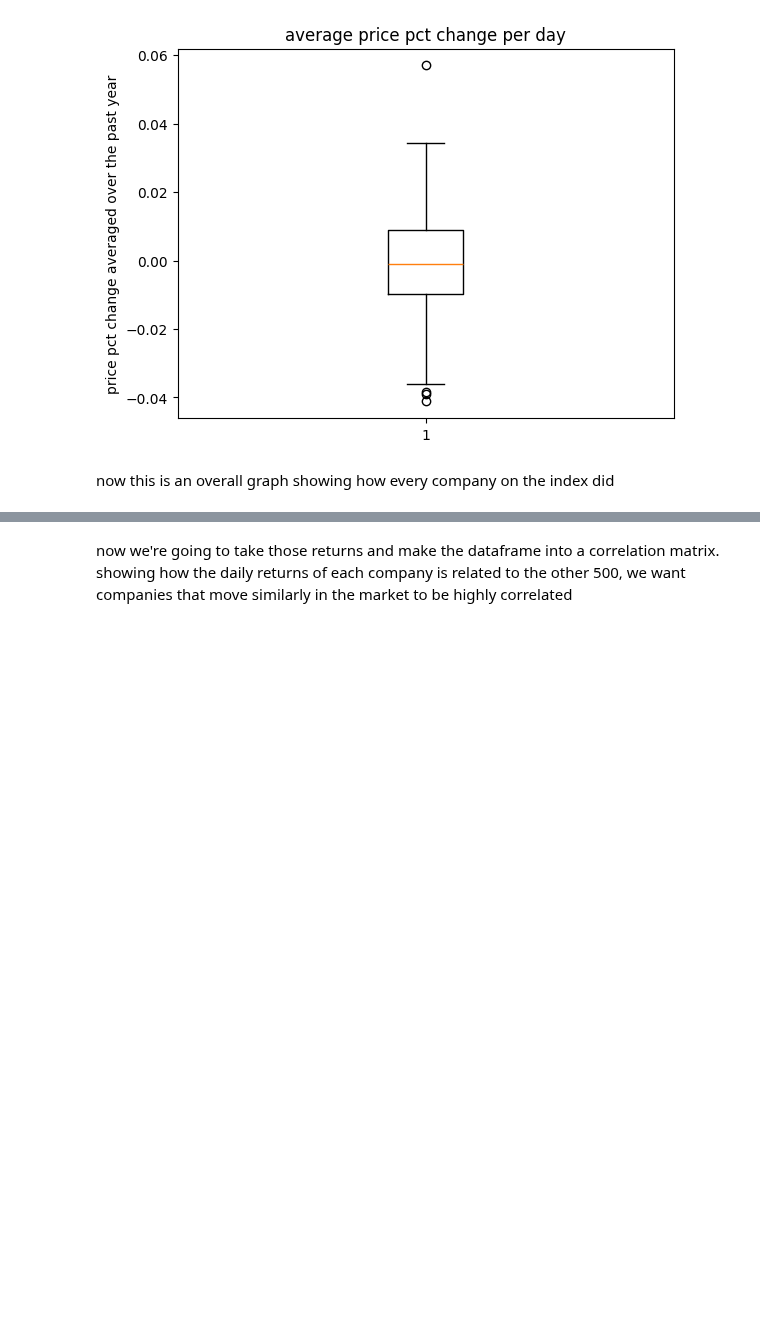
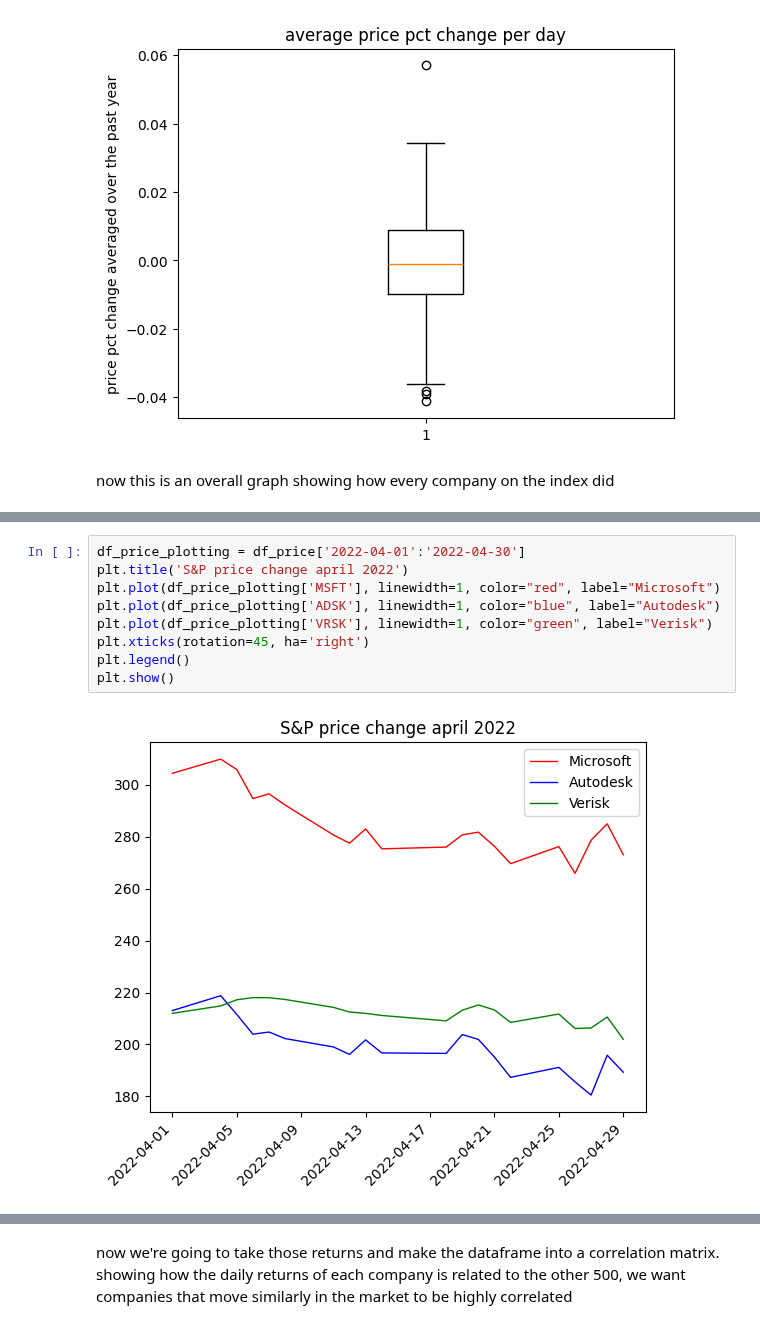
Before and after one commit to ktongk/BTT-JPMC-1, a Jupyter notebook: cluster_final.ipynb, the cells around one changed output, grey strips where cells are left out. Saved outputs shown, nothing was run; the diff lists cells and outputs as text; blank space fills up the shorter version.

```diff
--- a/cluster_final.ipynb
+++ b/cluster_final.ipynb
@@ -162,0 +163,11 @@ plt.show()
+# %%
+df_price_plotting = df_price['2022-04-01':'2022-04-30']
+plt.title('S&P price change april 2022')
+plt.plot(df_price_plotting['MSFT'], linewidth=1, color="red", label="Microsoft")
+plt.plot(df_price_plotting['ADSK'], linewidth=1, color="blue", label="Autodesk")
+plt.plot(df_price_plotting['VRSK'], linewidth=1, color="green", label="Verisk")
+plt.xticks(rotation=45, ha='right')
+plt.legend()
+plt.show()
+# %% [output]
+[figure, added]
```
Also changed, not shown: parts of 15 cells of this notebook.
